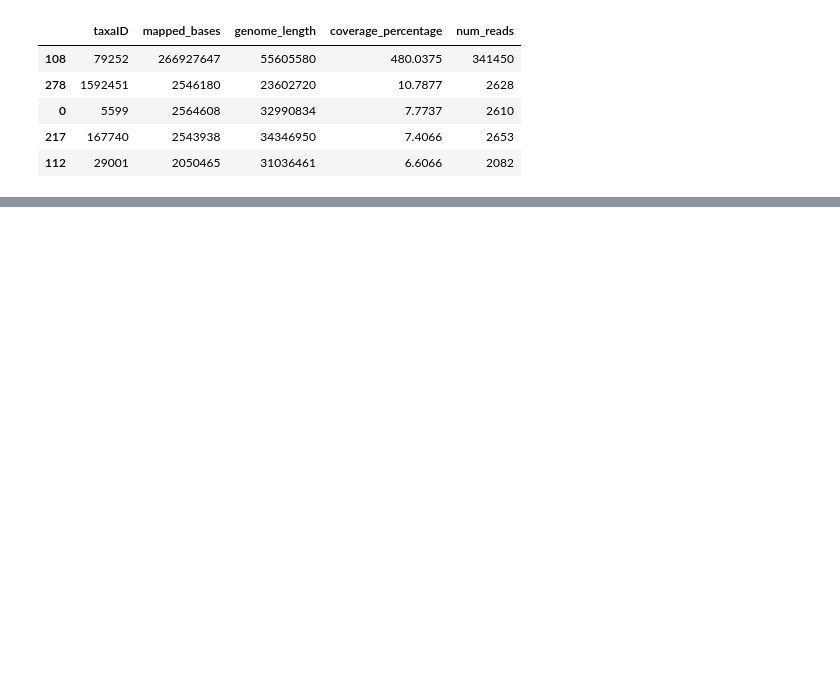
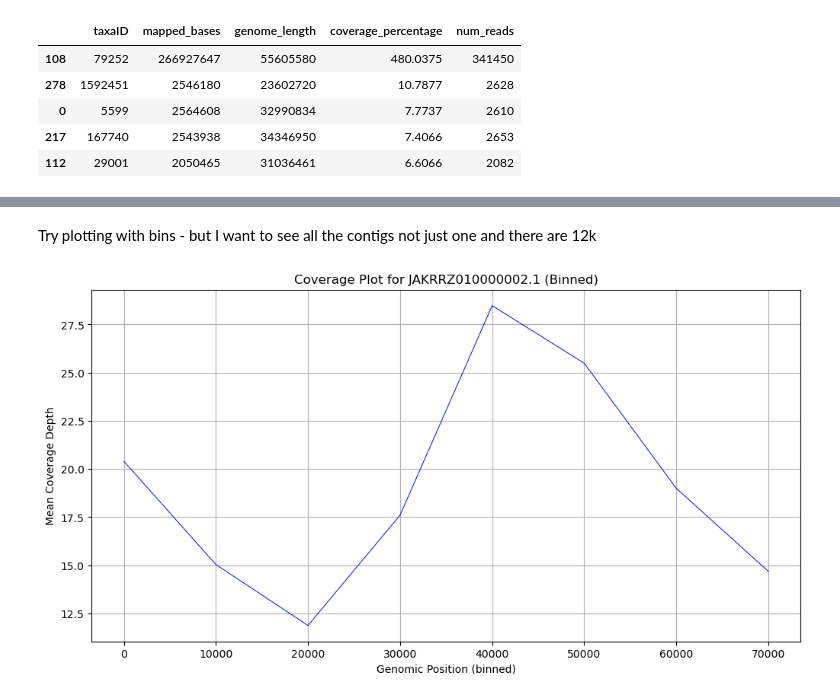
Before and after one commit to Mia-FGB/Strawberry_Analysis, a Jupyter notebook: mildew_pipeline_anaysis.ipynb, the cells around one changed output, grey strips where cells are left out. Cells and saved outputs as stored; diff of their text form; code cells hidden in the pictures; blank space fills up the shorter version.

```diff
--- a/mildew_pipeline_anaysis.ipynb
+++ b/mildew_pipeline_anaysis.ipynb
@@ -108,0 +166,24 @@ comb_coverage.sort_values(by='coverage_percentage', ascending=False).head(5)
+# %% [markdown]
+Try plotting with bins - but I want to see all the contigs not just one and there are 12k
+# %%
+
+# Define bin size (e.g., 10,000 bp)
+bin_size = 10000
+depth["Bin"] = (depth["Position"] // bin_size) * bin_size  # Create bins
+
+# Aggregate: Average depth per bin
+binned_coverage = depth.groupby(["Contig", "Bin"])["Depth"].mean().reset_index()
+
+# Plot one contig
+contig_name = depth["Contig"].unique()[0]  # Pick a contig
+df_contig = binned_coverage[binned_coverage["Contig"] == contig_name]
+
+plt.figure(figsize=(12, 6))
+plt.plot(df_contig["Bin"], df_contig["Depth"], color="blue", linewidth=0.7)
+plt.xlabel("Genomic Position (binned)")
+plt.ylabel("Mean Coverage Depth")
+plt.title(f"Coverage Plot for {contig_name} (Binned)")
+plt.grid(True)
+plt.show()
+# %% [output]
+[figure, added]
```
Also changed, not shown: parts of 9 cells of this notebook.
